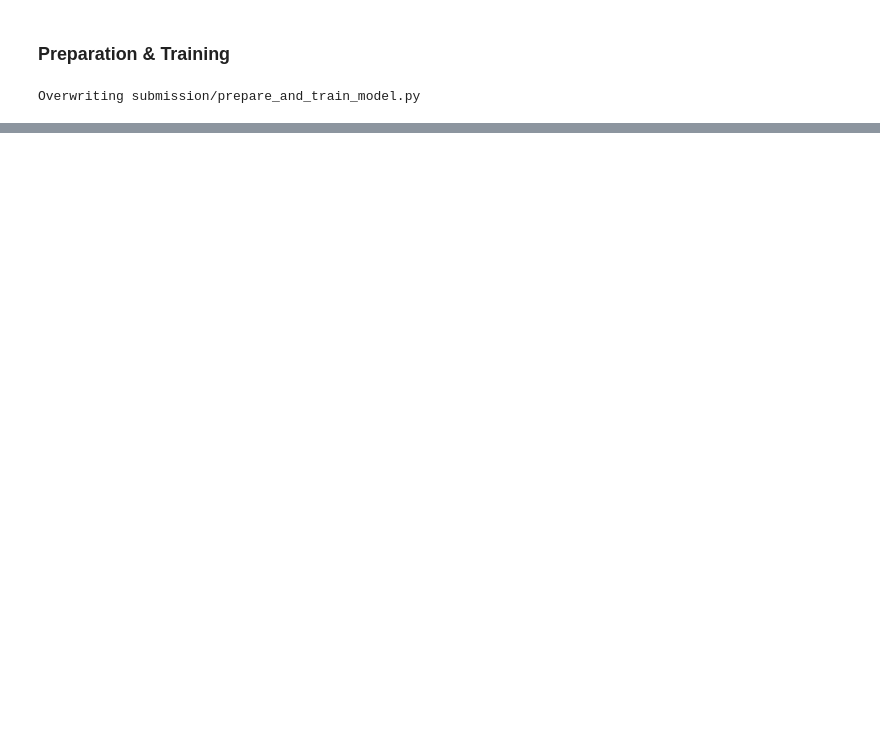
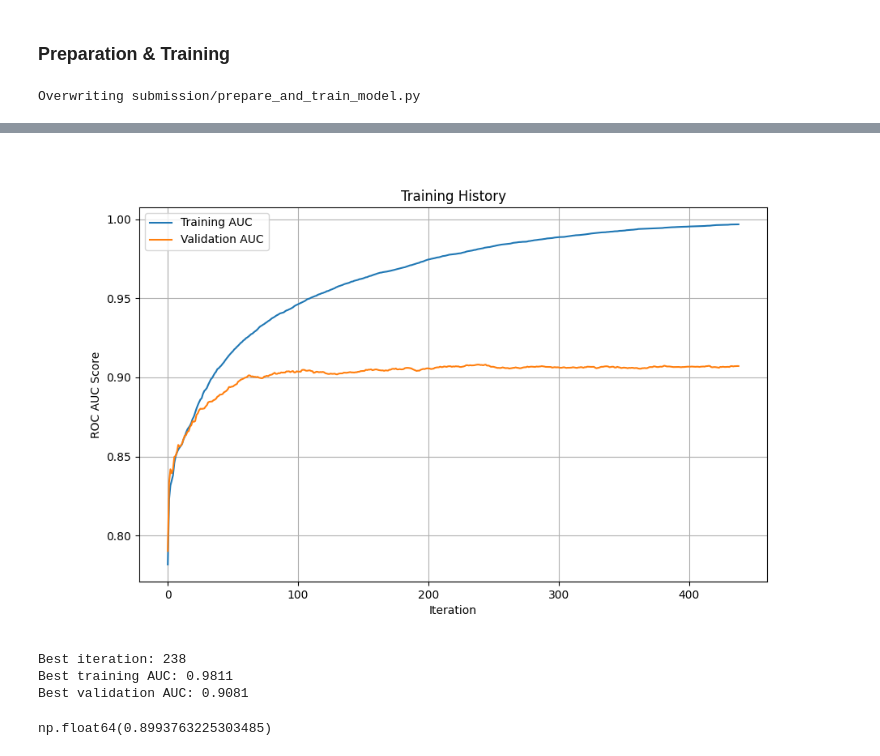
Before and after one commit to Tom-Touati/mafat-challenge, a Jupyter notebook: code/time_based_model.ipynb, the cells around one changed output, grey strips where cells are left out. Cells and saved outputs as stored; diff of their text form; code cells hidden in the pictures; blank space fills up the shorter version.

```diff
--- a/code/time_based_model.ipynb
+++ b/code/time_based_model.ipynb
@@ -623,7 +690,7 @@ weighted_final_scores = get_weighted_final_scores(
 scores_scaler = z_normalize_by_all(weighted_final_scores,
                                    train_devices,
                                    per_column=False,
-                                   fill_na_pre_transform=False)
+                                   fill_na_pre_transform=True)
 
 # col_score_scaler = z_normalize_by_all(weighted_final_scores, train_devices, per_column=True)
 # %%
@@ -813,7 +890,7 @@ params.update({
          colsample_bytree=0.6,
          learning_rate=0.1,
          n_estimators=250,
-         max_depth=6,
+         max_depth=3,
          objective='binary:logistic'),  # ,reg_lambda = 1.3 ),
     "no-normalization-finalscores":
     True
@@ -894,29 +1018,30 @@ params = {
     'max_depth': 3,
     'objective': 'binary:logistic',
     'eval_metric': 'auc',  # Use AUC as evaluation metric,
+    # 'sample_weight':
+    "min_child_weight": 8,
+    "gamma":1
     # 'lambda': 1.3,
     # 'alpha': 0.1
 }
 
+# @ray.remote
+# def train_model_post(X_train, y_train, X_test=None, y_test=None, params=None):
+# Training parameters
 
-# @ray.remote
-# def train_model(X_train, y_train, X_test=None, y_test=None, params=None):
-#     # Training parameters
+# # Train with early stopping
+evals_result = {}
+post_model = xgb.train(
+    params,
+    dtrain_full,
+    num_boost_round=2000,
+    evals=[(dtrain_full, 'train'), (deval_full, 'eval')],
+    early_stopping_rounds=200,
+    evals_result=evals_result,
+    verbose_eval=False,
+)
 
-#     # # Train with early stopping
-#     evals_result = {}
-#     model = xgb.train(
-#         params,
-#         dtrain,
-#         num_boost_round=2000,
-#         evals=[(dtrain, 'train'), (dtest, 'eval')],
-#         early_stopping_rounds=100,
-#         evals_result=evals_result,
-#         verbose_eval=False,
-#     )
-
-#     results = evals_result
-#     return results, model
+results = evals_result
 
 
 def plot_auc(results, model):
@@ -931,32 +1056,37 @@ def plot_auc(results, model):
     plt.show()
     # # Print final scores
     print(f"Best iteration: {model.best_iteration}")
     print(
         f"Best training AUC: {results['train']['auc'][model.best_iteration]:.4f}"
     )
     print(
         f"Best validation AUC: {results['eval']['auc'][model.best_iteration]:.4f}"
     )
 
 
-ress.append(train_model(X_train, y_train, X_test, y_test, params))
+# ress.append(train_model(X_train, y_train, X_test, y_test, params))
 
-results, model = train_model(X_train, y_train, X_test, y_test, params)
+plot_auc(results, post_model)
 
 # Plot training history
 # plt.figure(figsize=(10, 6))
 # plt.plot(results['train']['auc'], label='Training AUC')
 # plt.plot(results['eval']['auc'], label='Validation AUC')
 # plt.xlabel('Iteration')
 # plt.ylabel('ROC AUC Score')
 # plt.title('Training History')
 # plt.legend()
 # plt.grid(True)
 # plt.show()
 
 # # Print final scores
 # print(f"Best iteration: {model.best_iteration}")
 # print(
 #     f"Best training AUC: {results['train']['auc'][model.best_iteration]:.4f}")
 # print(
 #     f"Best validation AUC: {results['eval']['auc'][model.best_iteration]:.4f}")
+# %% [output]
+[figure, added]
+Best iteration: 238
+Best training AUC: 0.9811
+Best validation AUC: 0.9081
@@ -966,0 +1098,4 @@ model
+# %%
+roc_auc_score(y_test, post_test_prediction)
+# %% [output]
+np.float64(0.8993763225303485)
```
Also changed, not shown: parts of 46 cells of this notebook, 33 other files.
